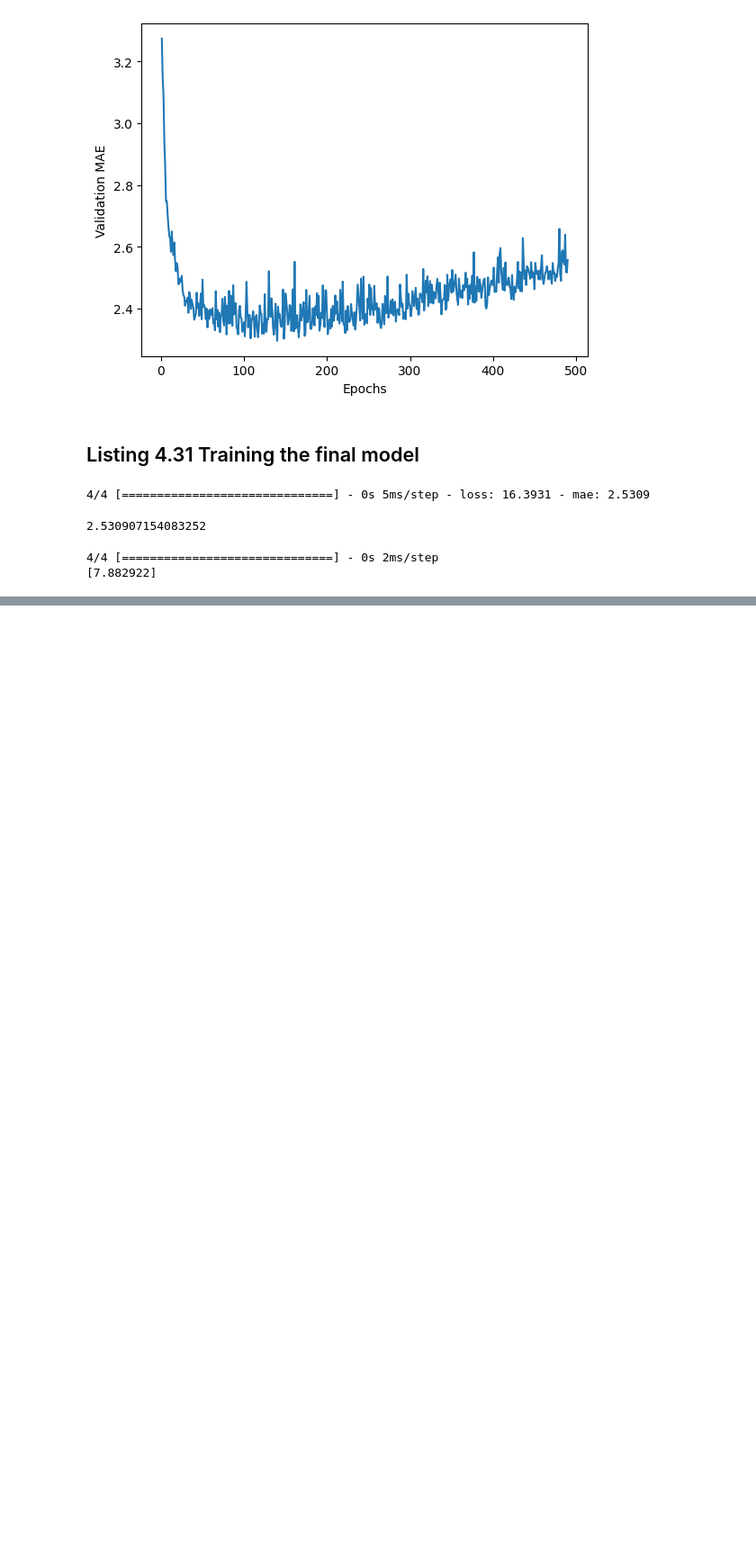
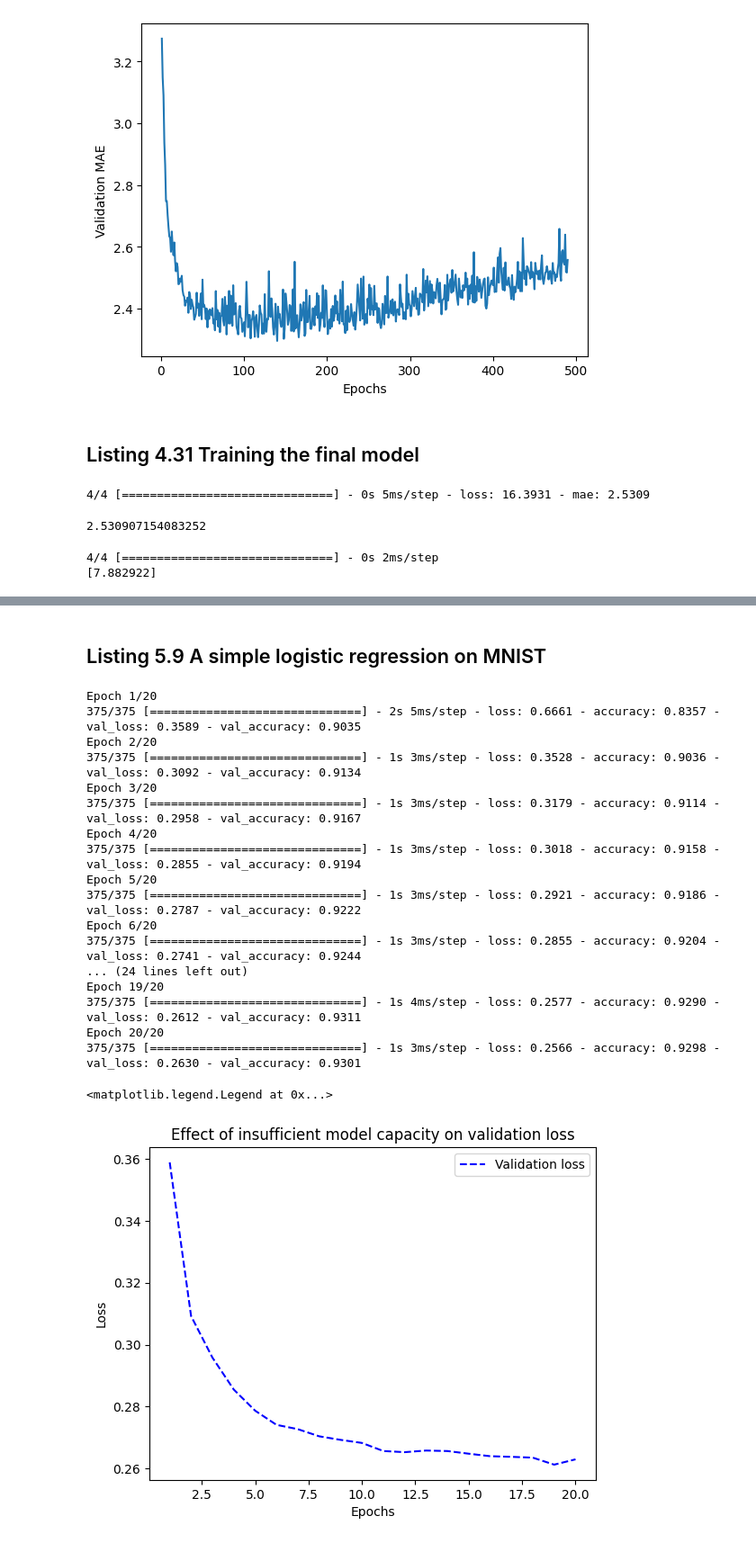
Before and after one commit to wrhansen/deep-learning-with-python-book, a Jupyter notebook: DeepLearningWithPython.ipynb, the cells around one changed output, grey strips where cells are left out. Shown: that part at 90% size. Cells and saved outputs as stored; diff of their text form; code cells hidden in the pictures; blank space fills up the shorter version.

```diff
--- a/DeepLearningWithPython.ipynb
+++ b/DeepLearningWithPython.ipynb
@@ -930,0 +935,10 @@ print(predictions[0])
+# %%
+from tensorflow.keras.datasets import mnist
+import numpy as np
+
+(train_images, train_labels), _ = mnist.load_data()
+train_images = train_images.reshape((60000, 28 * 28))
+train_images = train_images.astype("float32") / 255
+
+train_images_with_noise_channels = np.concatenate([train_images, np.random.random((len(train_images), 784))], axis=1)
+train_images_with_zeros_channels = np.concatenate([train_images, np.zeros((len(train_images), 784))], axis=1)
@@ -930,0 +1135,12 @@ print(predictions[0])
+# %%
+model = keras.Sequential([
+    layers.Dense(512, activation="relu"),
+    layers.Dense(10, activation="softmax")
+])
+model.compile(optimizer=keras.optimizers.RMSprop(1e-2),
+              loss="sparse_categorical_crossentropy",
+              metrics=["accuracy"])
+model.fit(train_images, train_labels,
+          epochs=10,
+          batch_size=128,
+          validation_split=0.2)
@@ -930,0 +1169,42 @@ print(predictions[0])
+# %% [markdown]
+## Listing 5.9 A simple logistic regression on MNIST
+# %%
+model = keras.Sequential([layers.Dense(10, activation="softmax")])
+model.compile(optimizer="rmsprop",
+              loss="sparse_categorical_crossentropy",
+              metrics=["accuracy"])
+history_small_model = model.fit(
+    train_images, train_labels,
+    epochs=20,
+    batch_size=128,
+    validation_split=0.2)
+
+import matplotlib.pyplot as plt
+val_loss = history_small_model.history["val_loss"]
+epochs = range(1, 21)
+plt.plot(epochs, val_loss, "b--",
+         label="Validation loss")
+plt.title("Effect of insufficient model capacity on validation loss")
+plt.xlabel("Epochs")
+plt.ylabel("Loss")
+plt.legend()
+# %% [output]
+Epoch 1/20
+375/375 [==============================] - 2s 5ms/step - loss: 0.6661 - accuracy: 0.8357 - val_loss: 0.3589 - val_accuracy: 0.9035
+Epoch 2/20
+375/375 [==============================] - 1s 3ms/step - loss: 0.3528 - accuracy: 0.9036 - val_loss: 0.3092 - val_accuracy: 0.9134
+Epoch 3/20
+375/375 [==============================] - 1s 3ms/step - loss: 0.3179 - accuracy: 0.9114 - val_loss: 0.2958 - val_accuracy: 0.9167
+Epoch 4/20
+375/375 [==============================] - 1s 3ms/step - loss: 0.3018 - accuracy: 0.9158 - val_loss: 0.2855 - val_accuracy: 0.9194
+Epoch 5/20
+375/375 [==============================] - 1s 3ms/step - loss: 0.2921 - accuracy: 0.9186 - val_loss: 0.2787 - val_accuracy: 0.9222
+Epoch 6/20
+375/375 [==============================] - 1s 3ms/step - loss: 0.2855 - accuracy: 0.9204 - val_loss: 0.2741 - val_accuracy: 0.9244
+... (24 lines left out)
+Epoch 19/20
+375/375 [==============================] - 1s 4ms/step - loss: 0.2577 - accuracy: 0.9290 - val_loss: 0.2612 - val_accuracy: 0.9311
+Epoch 20/20
+375/375 [==============================] - 1s 3ms/step - loss: 0.2566 - accuracy: 0.9298 - val_loss: 0.2630 - val_accuracy: 0.9301
+<matplotlib.legend.Legend at 0x...>
+[figure, added]
```
Also changed, not shown: parts of 28 cells of this notebook.
